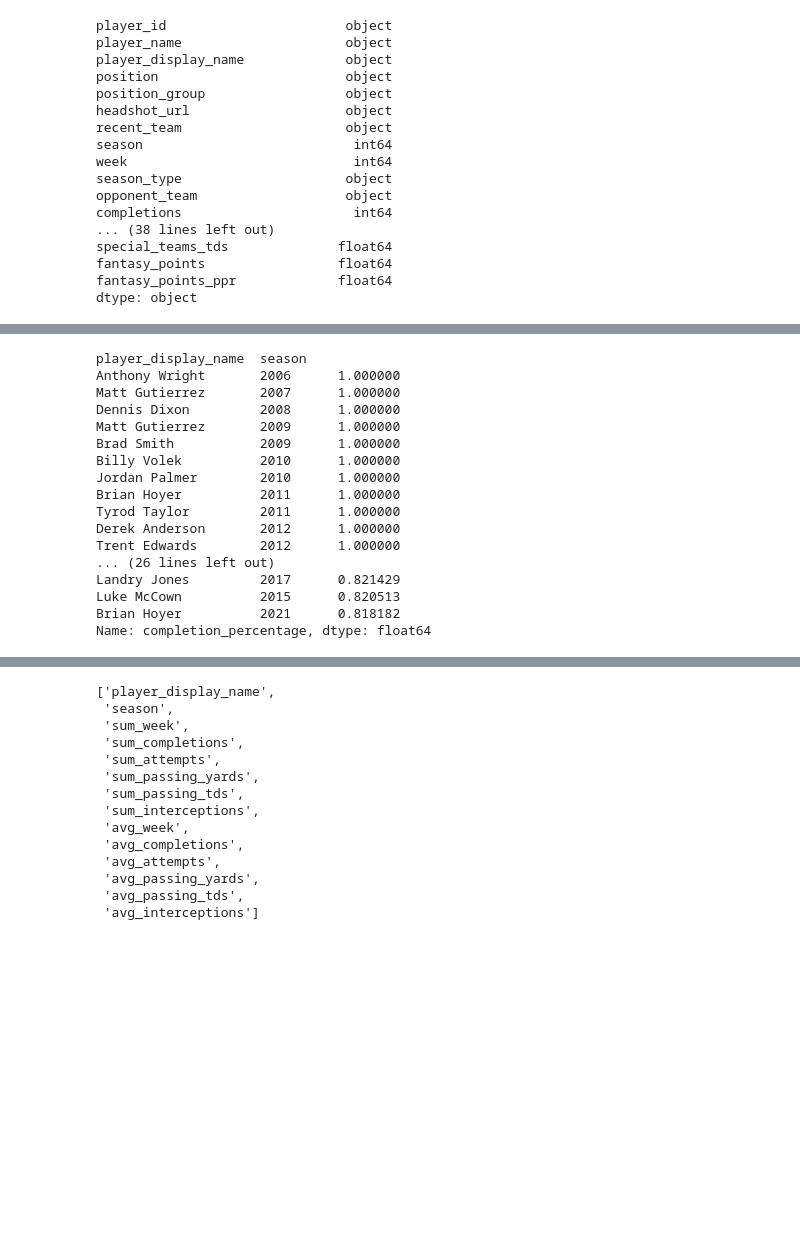
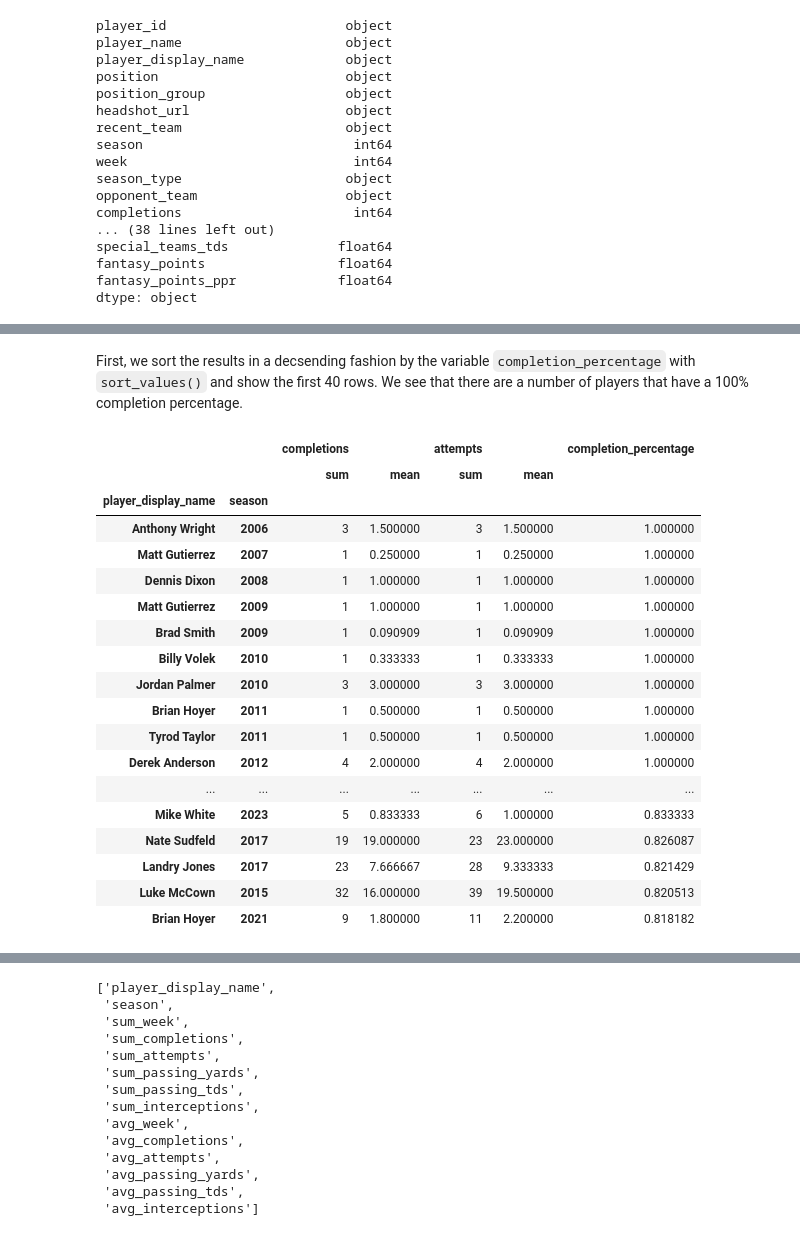
Before and after one commit to sbenjam3/ST554_Project2, a Jupyter notebook: ST554_Project2.ipynb, the cells around one changed output, grey strips where cells are left out. Drawn from its saved outputs; the diff is of its cells as text; code cells hidden in the pictures; blank space fills up the shorter version.

```diff
--- a/ST554_Project2.ipynb
+++ b/ST554_Project2.ipynb
@@ -54,5 +200,7 @@ dtype: object
 # %%
-new_df = psdf[(psdf['season'] >=2005) & (psdf['season'] <=2023) & (psdf['season_type'] == 'REG') & (psdf['position'] == 'QB')]
-new_df = new_df[['player_display_name','season','week','completions','attempts','passing_yards','passing_tds','interceptions']]
+#subset oringal DataFrame to include seasons between 2005 and 2023, regular seasons, QB positions, and certain column names
+new_df = psdf[(psdf['season'] >=2005) & (psdf['season'] <=2023) & (psdf['season_type'] == 'REG') & (psdf['position'] == 'QB')][['player_display_name','season','week','completions','attempts','passing_yards','passing_tds','interceptions']]
+#calculate and print the length of the new DataFrame
+print(f"The resulting subsetted DataFrame contains {len(new_df)} records.")
 new_df.head()
 # %% [output]
@@ -89,24 +248,30 @@ attempts_over_50.head()
 | Jeff Garcia | 2005 | 69 | 11.500000 | 102 | 17.000000 | 173 | 28.833333 | 937.0 | ... |
 | Brett Favre | 2005 | 147 | 9.187500 | 372 | 23.250000 | 607 | 37.937500 | 3881.0 | ... |
 | Todd Bouman | 2005 | 60 | 12.000000 | 68 | 13.600000 | 122 | 24.400000 | 722.0 | ... |
+# %% [markdown]
+First, we sort the results in a decsending fashion by the variable `completion_percentage` with `sort_values()` and show the first 40 rows. We see that there are a number of players that have a 100% completion percentage.
 # %%
+#sort descending by completion_percentage
 descending_by_cp = new_df_stats.sort_values(by='completion_percentage', ascending=False)
-descending_by_cp['completion_percentage'][:40]
+#show only completions, attempts, and completion_percetange columns
+descending_by_cp[['completions','attempts','completion_percentage']][:40]
 # %% [output]
-player_display_name  season
-Anthony Wright       2006      1.000000
-Matt Gutierrez       2007      1.000000
-Dennis Dixon         2008      1.000000
-Matt Gutierrez       2009      1.000000
-Brad Smith           2009      1.000000
-Billy Volek          2010      1.000000
-Jordan Palmer        2010      1.000000
-Brian Hoyer          2011      1.000000
-Tyrod Taylor         2011      1.000000
-Derek Anderson       2012      1.000000
-Trent Edwards        2012      1.000000
-... (26 lines left out)
-Landry Jones         2017      0.821429
-Luke McCown          2015      0.820513
-Brian Hoyer          2021      0.818182
-Name: completion_percentage, dtype: float64
+|  |  | completions |  | attempts |  | completion_percentage |
+|  |  | sum | mean | sum | mean |  |
+| player_display_name | season |  |  |  |  |  |
+| Anthony Wright | 2006 | 3 | 1.500000 | 3 | 1.500000 | 1.000000 |
+| Matt Gutierrez | 2007 | 1 | 0.250000 | 1 | 0.250000 | 1.000000 |
+| Dennis Dixon | 2008 | 1 | 1.000000 | 1 | 1.000000 | 1.000000 |
+| Matt Gutierrez | 2009 | 1 | 1.000000 | 1 | 1.000000 | 1.000000 |
+| Brad Smith | 2009 | 1 | 0.090909 | 1 | 0.090909 | 1.000000 |
+| Billy Volek | 2010 | 1 | 0.333333 | 1 | 0.333333 | 1.000000 |
+| Jordan Palmer | 2010 | 3 | 3.000000 | 3 | 3.000000 | 1.000000 |
+| Brian Hoyer | 2011 | 1 | 0.500000 | 1 | 0.500000 | 1.000000 |
+| Tyrod Taylor | 2011 | 1 | 0.500000 | 1 | 0.500000 | 1.000000 |
+| Derek Anderson | 2012 | 4 | 2.000000 | 4 | 2.000000 | 1.000000 |
+| ... | ... | ... | ... | ... | ... | ... |
+| Mike White | 2023 | 5 | 0.833333 | 6 | 1.000000 | 0.833333 |
+| Nate Sudfeld | 2017 | 19 | 19.000000 | 23 | 23.000000 | 0.826087 |
+| Landry Jones | 2017 | 23 | 7.666667 | 28 | 9.333333 | 0.821429 |
+| Luke McCown | 2015 | 32 | 16.000000 | 39 | 19.500000 | 0.820513 |
+| Brian Hoyer | 2021 | 9 | 1.800000 | 11 | 2.200000 | 0.818182 |
```
Also changed, not shown: parts of 55 cells of this notebook.
